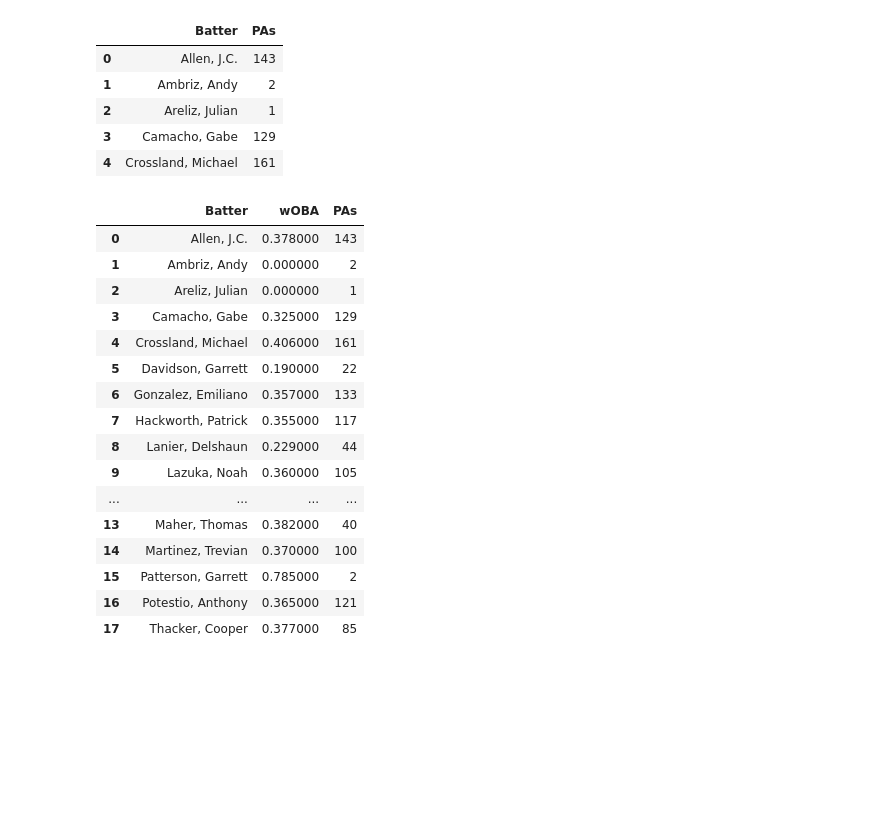
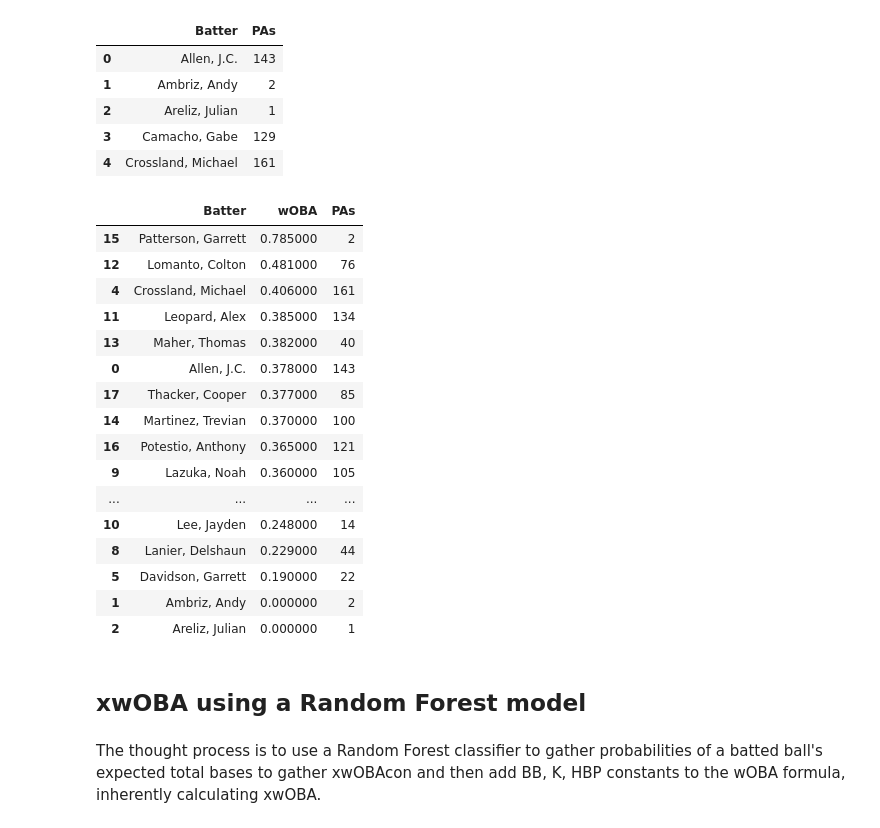
Before and after one commit to jackkalsched/UCSD_Baseball_25, a Jupyter notebook: Hitting/expected_metrics/expected_metrics.ipynb, the cells around one changed output. Drawn from its saved outputs; the diff is of its cells as text; code cells hidden in the pictures; blank space fills up the shorter version.

```diff
--- a/Hitting/expected_metrics/expected_metrics.ipynb
+++ b/Hitting/expected_metrics/expected_metrics.ipynb
@@ -412,22 +429,26 @@ def calculate_woba(group):
 # %%
 woba_ucsd = woba_ucsd.groupby('Batter').apply(calculate_woba).reset_index(name = 'wOBA')
 woba_ucsd = woba_ucsd.merge(pitch_count, on = ['Batter'], how = 'left')
-woba_ucsd
+woba_ucsd.sort_values(by = ['wOBA', 'PAs'], ascending = False)
 # %% [output]
 |  | Batter | wOBA | PAs |
+| 15 | Patterson, Garrett | 0.785000 | 2 |
+| 12 | Lomanto, Colton | 0.481000 | 76 |
+| 4 | Crossland, Michael | 0.406000 | 161 |
+| 11 | Leopard, Alex | 0.385000 | 134 |
+| 13 | Maher, Thomas | 0.382000 | 40 |
 | 0 | Allen, J.C. | 0.378000 | 143 |
+| 17 | Thacker, Cooper | 0.377000 | 85 |
+| 14 | Martinez, Trevian | 0.370000 | 100 |
+| 16 | Potestio, Anthony | 0.365000 | 121 |
+| 9 | Lazuka, Noah | 0.360000 | 105 |
+| ... | ... | ... | ... |
+| 10 | Lee, Jayden | 0.248000 | 14 |
+| 8 | Lanier, Delshaun | 0.229000 | 44 |
+| 5 | Davidson, Garrett | 0.190000 | 22 |
 | 1 | Ambriz, Andy | 0.000000 | 2 |
 | 2 | Areliz, Julian | 0.000000 | 1 |
-| 3 | Camacho, Gabe | 0.325000 | 129 |
-| 4 | Crossland, Michael | 0.406000 | 161 |
-| 5 | Davidson, Garrett | 0.190000 | 22 |
-| 6 | Gonzalez, Emiliano | 0.357000 | 133 |
-| 7 | Hackworth, Patrick | 0.355000 | 117 |
-| 8 | Lanier, Delshaun | 0.229000 | 44 |
-| 9 | Lazuka, Noah | 0.360000 | 105 |
-| ... | ... | ... | ... |
-| 13 | Maher, Thomas | 0.382000 | 40 |
-| 14 | Martinez, Trevian | 0.370000 | 100 |
-| 15 | Patterson, Garrett | 0.785000 | 2 |
-| 16 | Potestio, Anthony | 0.365000 | 121 |
-| 17 | Thacker, Cooper | 0.377000 | 85 |
+# %% [markdown]
+## xwOBA using a Random Forest model
+# %% [markdown]
+The thought process is to use a Random Forest classifier to gather probabilities of a batted ball's expected total bases to gather xwOBAcon and then add BB, K, HBP constants to the wOBA formula, inherently calculating xwOBA.
```
Also changed, not shown: parts of 24 cells of this notebook.
